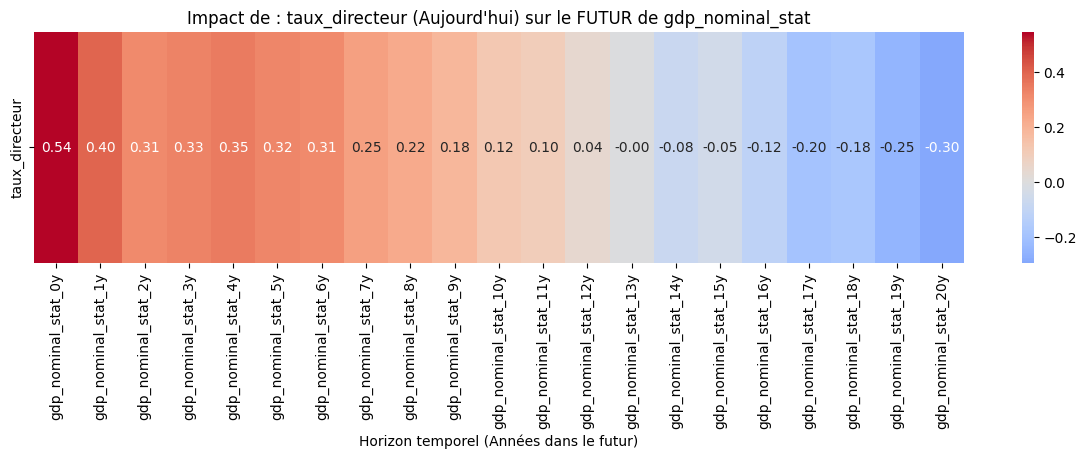
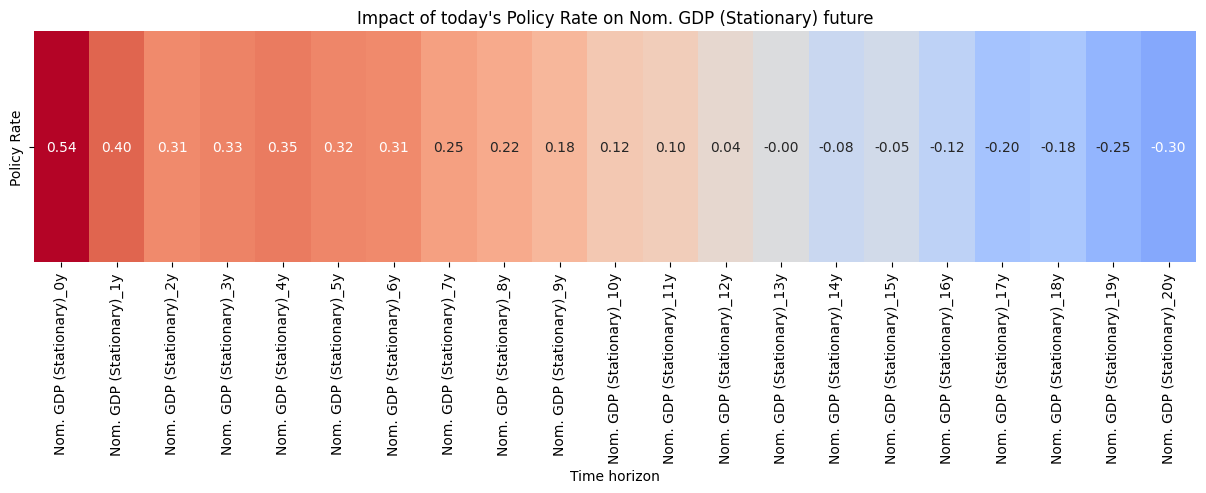
The change to this notebook cell's code, shown as a diff; its figure went from the first image to the second:
--- before
+++ after
@@ -1,3 +1,13 @@
-plot_future_impact_heatmap(df_det, 'taux_directeur', 'gdp_nominal_stat', 20)
-plot_future_impact_heatmap(df_det, 'taux_directeur', 'taux_changes_stat', 20)
-plot_future_impact_heatmap(df_det, 'taux_directeur', 'cpi_stat', 20)
+mapping = {
+    'taux_directeur': 'Policy Rate',
+    'gdp_nominal_stat': 'Nom. GDP (Stationary)',
+    'taux_changes_stat': 'Ex. rate (Stationary)',
+    'cpi_stat': 'CPI (Stationary)'
+}
+
+df_plt = df_det.rename(columns=mapping)
+
+# Appels avec les nouveaux noms
+plot_future_impact_heatmap(df_plt, mapping['taux_directeur'], mapping['gdp_nominal_stat'], 20)
+plot_future_impact_heatmap(df_plt, mapping['taux_directeur'], mapping['taux_changes_stat'], 20)
+plot_future_impact_heatmap(df_plt, mapping['taux_directeur'], mapping['cpi_stat'], 20)

Commit: Modifs aprem